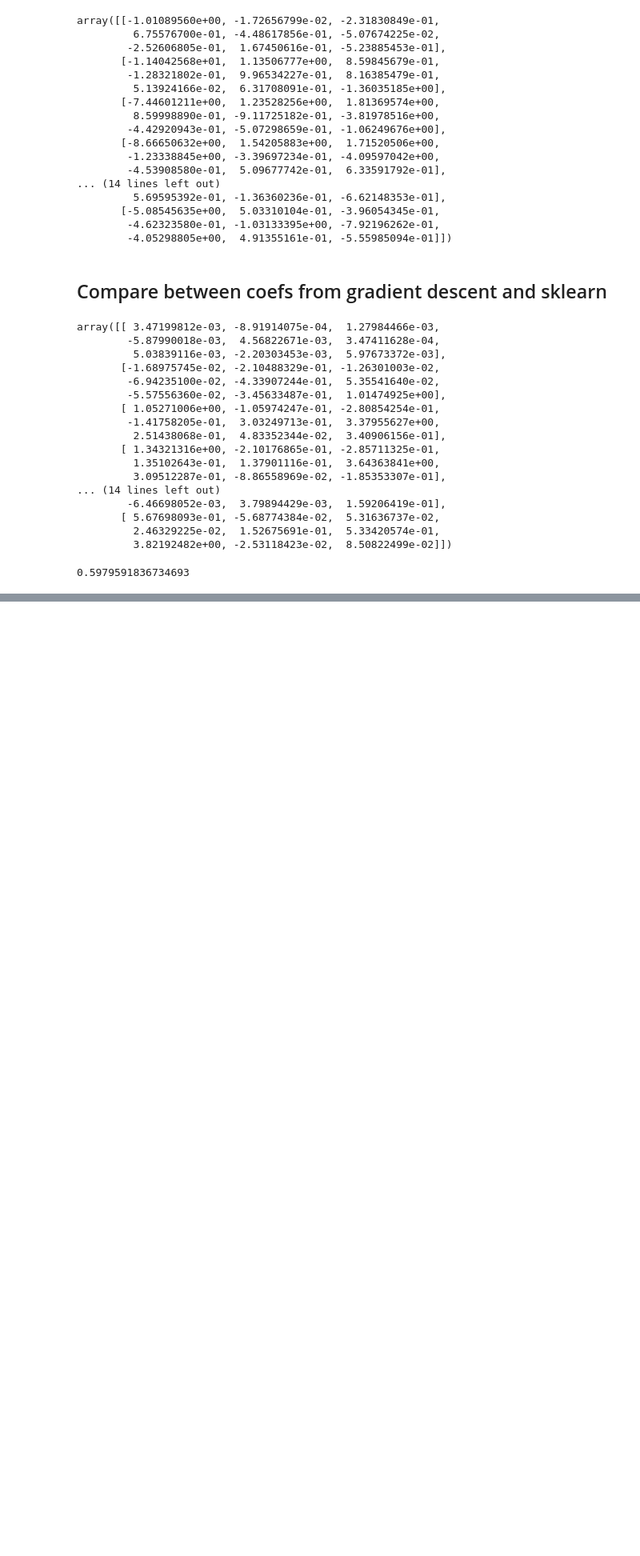
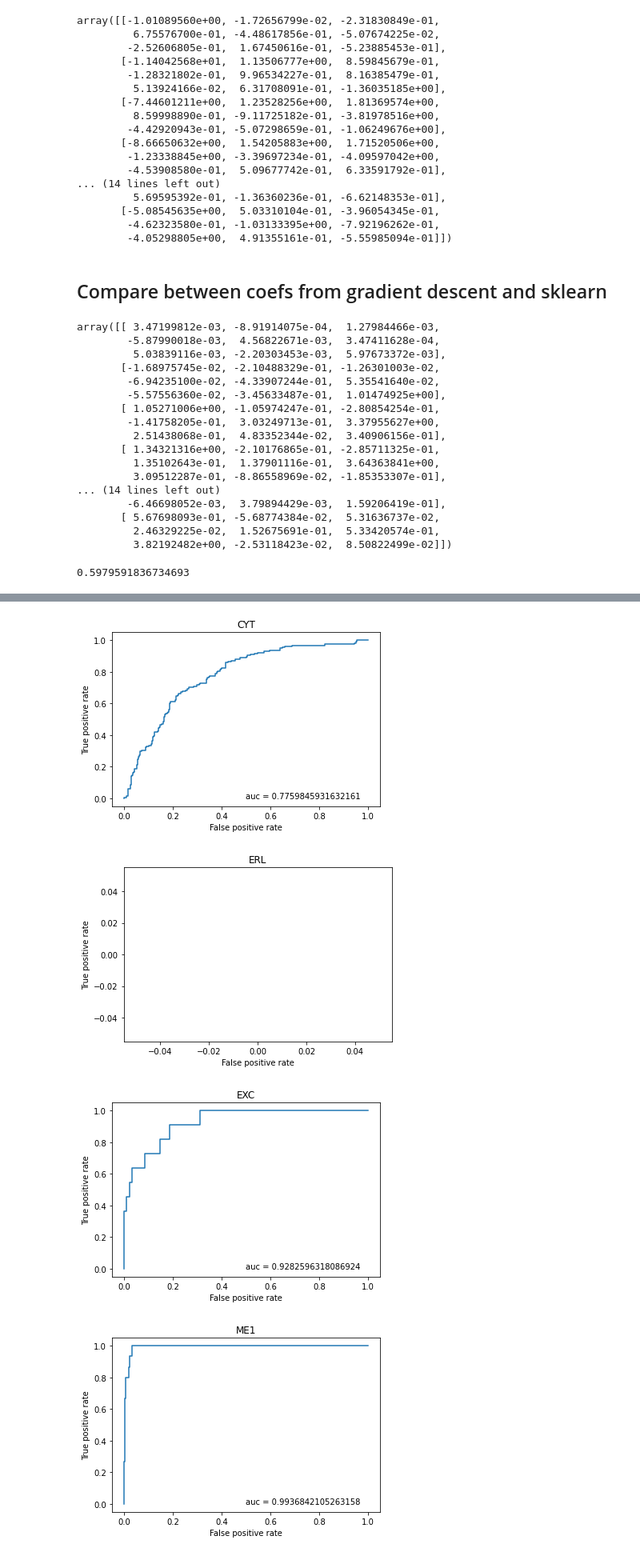
Before and after one commit to ShimaaBetah/Methods-Of-Statistical-Analysis, a Jupyter notebook: logistic-regression/LogisticRegression.ipynb, the cells around one changed output, grey strips where cells are left out. Shown at 80% size. Drawn from its saved outputs; the diff is of its cells as text; code cells hidden in the pictures; blank space fills up the shorter version.

```diff
--- a/logistic-regression/LogisticRegression.ipynb
+++ b/logistic-regression/LogisticRegression.ipynb
@@ -217,19 +214,0 @@ my_model.get_score(predicted_y,y_test.to_numpy())
-# %%
-
-
-for i in range (len(classes)):
-    proba = log_reg.predict_proba(X_test).T[i]
-    np.shape(proba)
-    fpr, tpr, thresholds = roc_curve(y_test, proba, pos_label=classes[i])
-    plt.plot(fpr,tpr)
-    plt.xlabel('False positive rate')
-    plt.ylabel('True positive rate')
-    plt.title(classes[i])
-    auc = 0
-    y_true = [1 if item == classes[i] else 0 for item in y_test ]
-    try:
-        auc = roc_auc_score(y_true,proba)
-    except:
-        auc = 0
-    plt.annotate("auc = {}".format(auc,xy=(0.5,0))
-    plt.figure()
@@ -247,0 +217,24 @@ for i in range (len(classes)):
+# %%
+
+
+for i in range (len(classes)):
+    proba = log_reg.predict_proba(X_test).T[i]
+    np.shape(proba)
+    fpr, tpr, thresholds = roc_curve(y_test, proba, pos_label=classes[i])
+    plt.plot(fpr,tpr)
+    plt.xlabel('False positive rate')
+    plt.ylabel('True positive rate')
+    plt.title(classes[i])
+    auc = 0
+    y_true = [1 if item == classes[i] else 0 for item in y_test ]
+    try:
+        auc = roc_auc_score(y_true,proba)
+    except:
+        auc = 0
+    plt.annotate("auc = {}".format(auc),xy=(0.5,0))
+    plt.figure()
+# %% [output]
+[figure, added]
+[figure, added]
+[figure, added]
+[figure, added]
```
Also changed, not shown: parts of 4 cells of this notebook.
